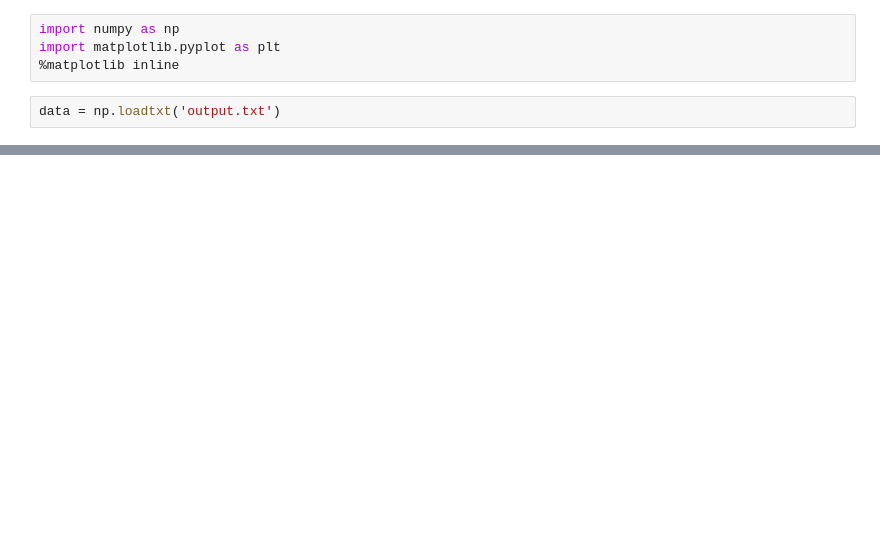
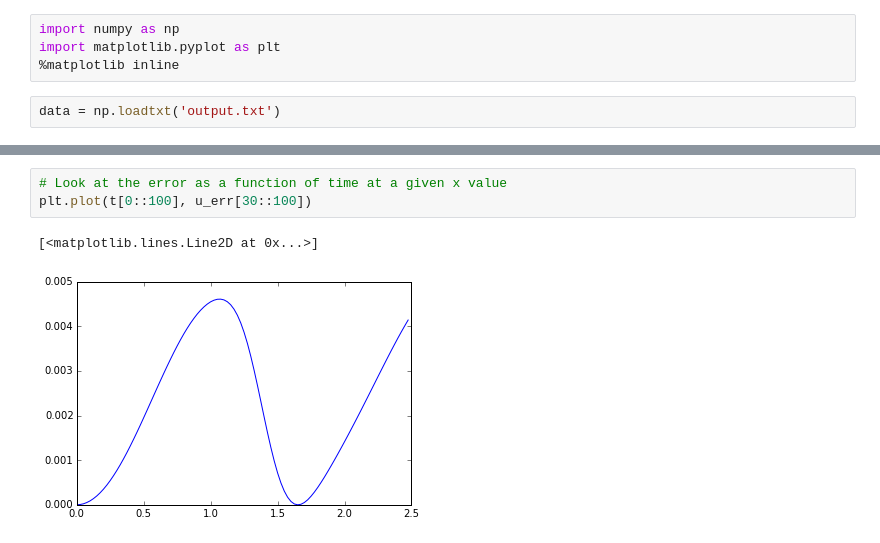
Before and after one commit to willdich/stz, a Jupyter notebook: plots.ipynb, the cells around one changed output, grey strips where cells are left out. Saved outputs shown, nothing was run; the diff lists cells and outputs as text; blank space fills up the shorter version.

Commit message:
Output filename in config file and clearer plots.ipynb

```diff
--- a/plots.ipynb
+++ b/plots.ipynb
@@ -71,0 +40,6 @@ ValueError: x and y must have same first dimension
+# %%
+# Look at the error as a function of time at a given x value
+plt.plot(t[0::100], u_err[30::100])
+# %% [output]
+[<matplotlib.lines.Line2D at 0x...>]
+[figure, added]
```
Also changed, not shown: parts of 16 cells of this notebook, 13 other files.
